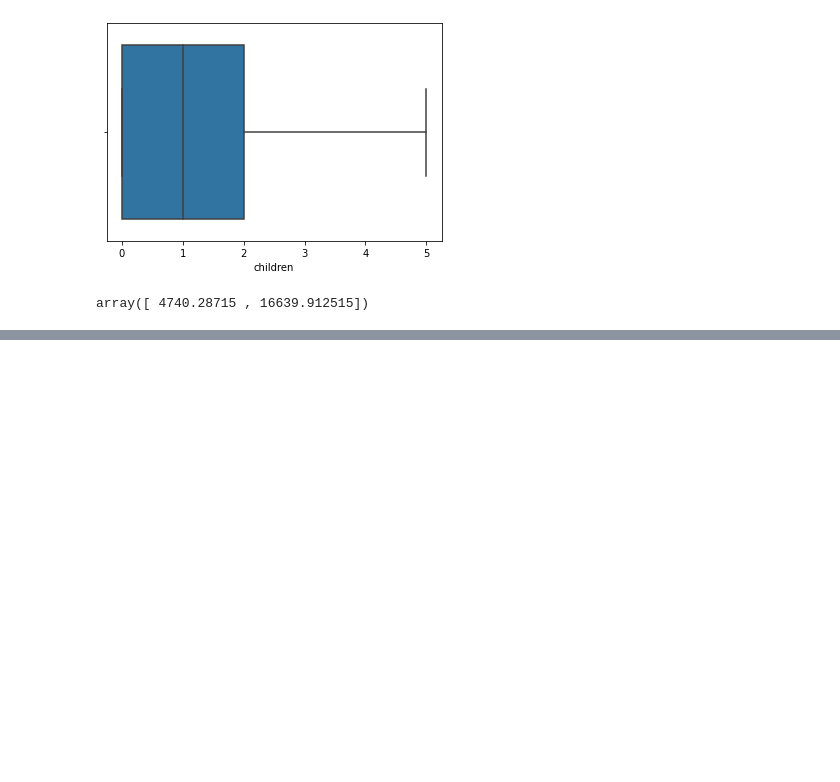
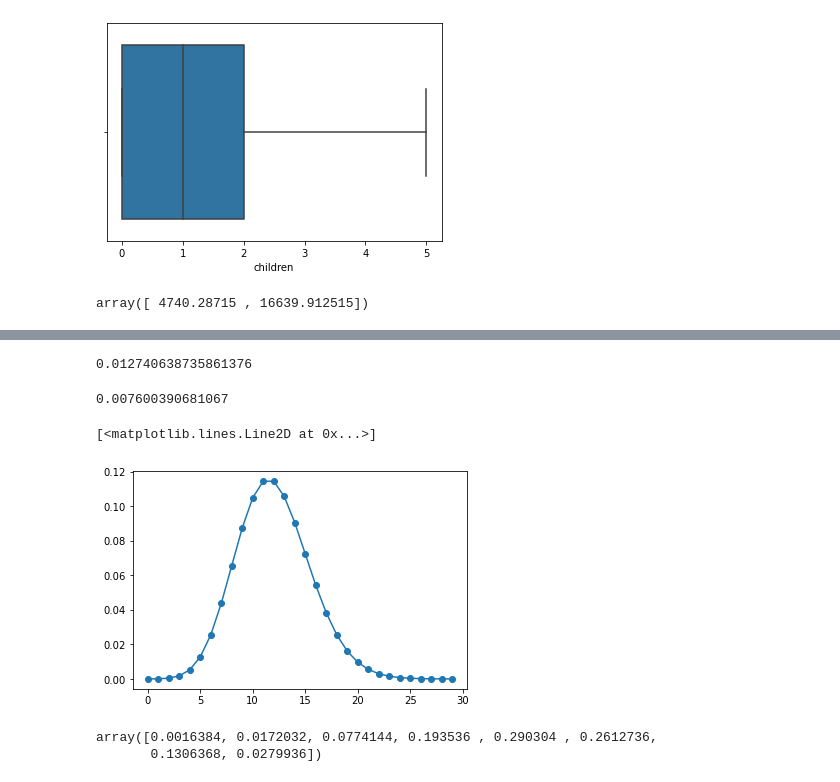
Before and after one commit to RAJAT199292/DataScienceVisualization, a Jupyter notebook: Statistical Method for Decision Making.ipynb, the cells around one changed output, grey strips where cells are left out. Saved outputs shown, nothing was run; the diff lists cells and outputs as text; code cells hidden in the pictures; blank space fills up the shorter version.

```diff
--- a/Statistical Method for Decision Making.ipynb
+++ b/Statistical Method for Decision Making.ipynb
@@ -131,0 +223,5 @@ array([ 4740.28715 , 16639.912515])
+# %%
+rate = 12
+n = np.arange(0,30)
+# %%
+poisson = stats.poisson.pmf(n,rate)
@@ -131,0 +239,13 @@ array([ 4740.28715 , 16639.912515])
+# %%
+poisson[5]
+# %% [output]
+0.012740638735861376
+# %%
+poisson[0] + poisson[1] + poisson[2] + poisson[3] + poisson[4]
+# %% [output]
+0.007600390681067
+# %%
+plt.plot(n,poisson,'o-')
+# %% [output]
+[<matplotlib.lines.Line2D at 0x...>]
+[figure, added]
@@ -131,0 +261,5 @@ array([ 4740.28715 , 16639.912515])
+# %%
+bidist
+# %% [output]
+array([0.0016384, 0.0172032, 0.0774144, 0.193536 , 0.290304 , 0.2612736,
+       0.1306368, 0.0279936])
```
Also changed, not shown: parts of 29 cells of this notebook.
